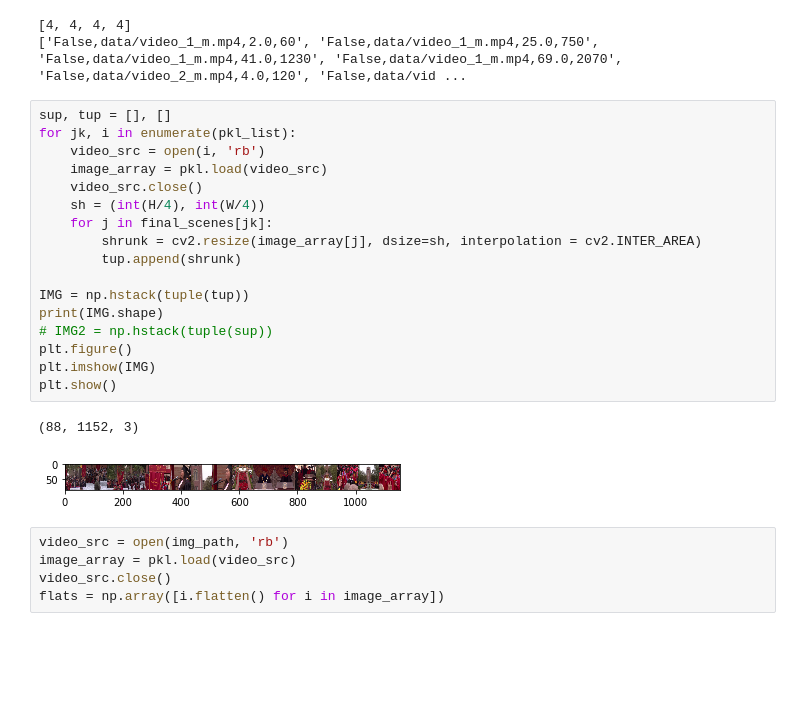
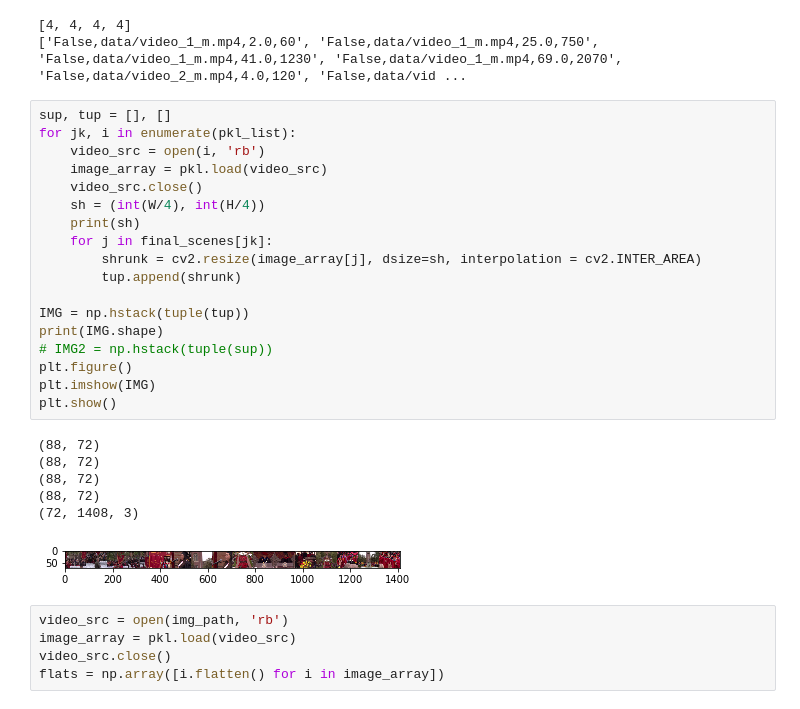
Before and after one commit to rhnkrnwt/Video-Synopsis, a Jupyter notebook: video_scene_detector.ipynb, the cells around one changed output. Saved outputs shown, nothing was run; the diff lists cells and outputs as text; blank space fills up the shorter version.

Commit message:
Images added

```diff
--- a/video_scene_detector.ipynb
+++ b/video_scene_detector.ipynb
@@ -312,23 +312,28 @@ print(metadata)
 # %%
 sup, tup = [], []
 for jk, i in enumerate(pkl_list):
     video_src = open(i, 'rb')
     image_array = pkl.load(video_src)
     video_src.close()
-    sh = (int(H/4), int(W/4))
+    sh = (int(W/4), int(H/4))
+    print(sh)
     for j in final_scenes[jk]:
         shrunk = cv2.resize(image_array[j], dsize=sh, interpolation = cv2.INTER_AREA)
         tup.append(shrunk)
 
 IMG = np.hstack(tuple(tup))
 print(IMG.shape)
 # IMG2 = np.hstack(tuple(sup))
 plt.figure()
 plt.imshow(IMG)
 plt.show()
 # %% [output]
-(88, 1152, 3)
+(88, 72)
+(88, 72)
+(88, 72)
+(88, 72)
+(72, 1408, 3)
-[figure, old version]
+[figure, new version]
 # %%
 video_src = open(img_path, 'rb')
 image_array = pkl.load(video_src)
```
Also changed, not shown: parts of 5 cells of this notebook, 8 other files.
